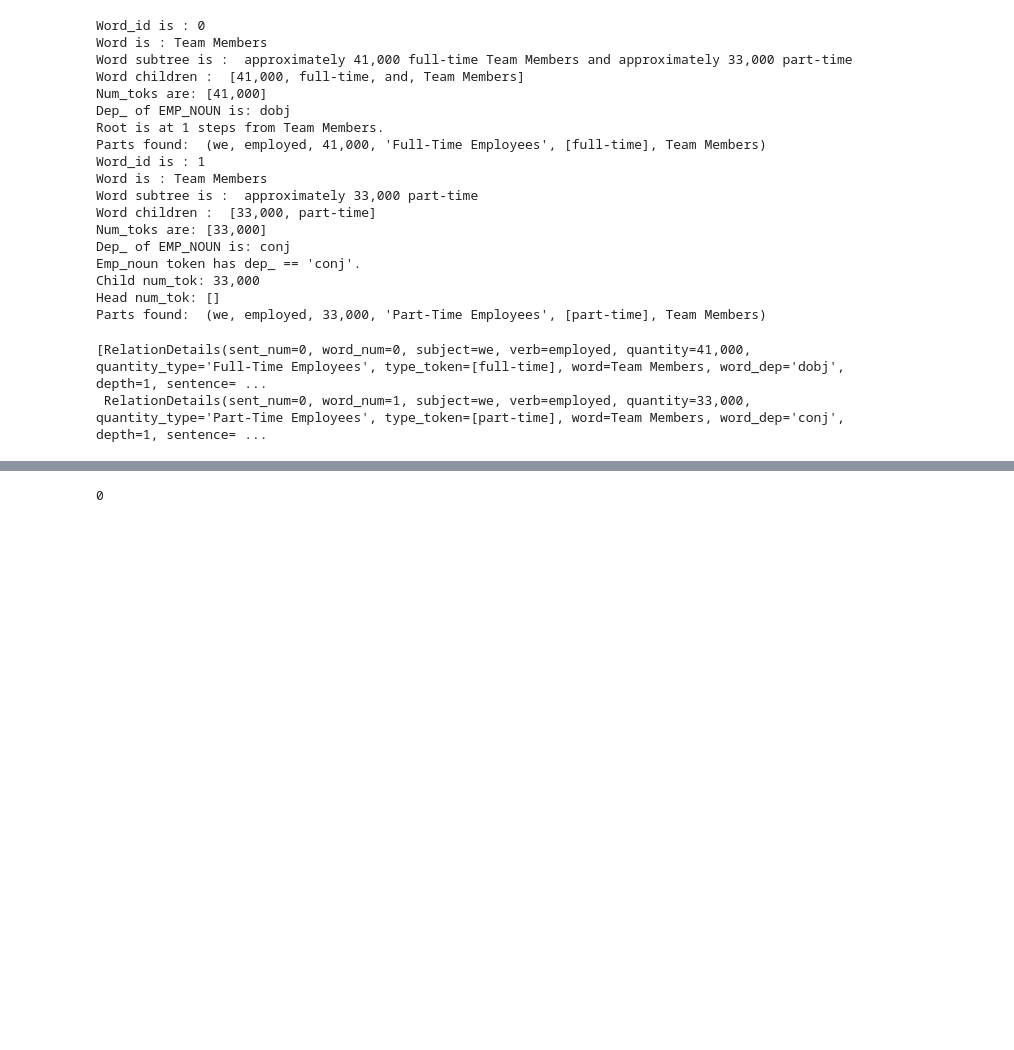
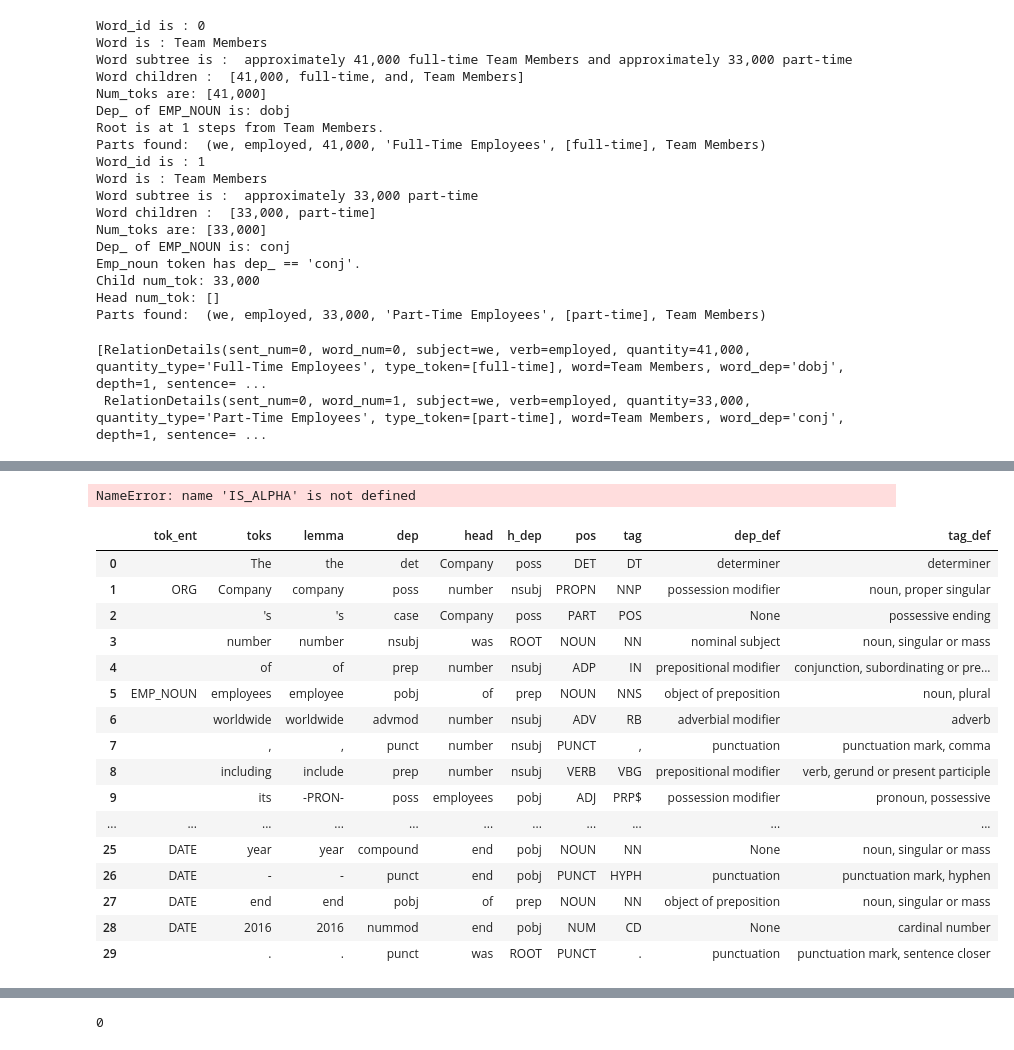
Before and after one commit to JarrodAJ/sec_employee_information_extraction, a Jupyter notebook: 4_Define_SpaCy_NER.ipynb, the cells around one changed output, grey strips where cells are left out. Cells and saved outputs as stored; diff of their text form; code cells hidden in the pictures; blank space fills up the shorter version.

```diff
--- a/4_Define_SpaCy_NER.ipynb
+++ b/4_Define_SpaCy_NER.ipynb
@@ -4913,6 +5082,22 @@ fn_list = [
 "The Company employed 4,482 persons on a full-time basis and 395 persons on a part-time basis at December 31, 2016.",
 "As of December 31, 2016, we had 428 employees (200 U.S. and 228 non-U.S.), the majority of whom are engaged in manufacturing operations, with the remainder primarily in sales, marketing and administrative functions.",
 "Retail stores employ a substantial number of part-time employees, and approximately 18,275 of the Company's employees were part-time at January 30, 2016.",
+"As of November 30, 2016 we had over 792 full-time employees.",
+"At December 31, 2016, we had approximately 960 employees, of whom approximately 500 were full-time, non-restaurant, corporate personnel.",
+"At December 30, 2016, we employed over 8,900 people.",
+"As of February 15, 2017, we had 2,254 employees, 1,157 of which were covered by a contract with Locals 304 and 1523 of the International Brotherhood of Electrical Workers that extends through June 30, 2018.",
+"The number of persons employed by the Company worldwide at December 31, 2016 was approximately 9,000.",
+"The Company's number of employees worldwide, including its corporate office employees and company-owned restaurant employees, was approximately 375,000 as of year-end 2016.",
+"As of December 31, 2016, ALLETE had 1,963 employees, of which 1,917 were full-time.",
+"As of December 31, 2016, the Company had 9,598 employees with 138 employed at MDU Resources Group, Inc., 1,030 at Montana-Dakota, 35 at Great Plains, 342 at Cascade, 236 at Intermountain, 342 at WBI Holdings, 3,099 at Knife River and 4,376 at MDU Construction Services.",
+"At December 31, 2016, and December 31, 2015 we had approximately 14,000 employees.",
+"At January 31, 2017, we employed approximately 1,800 full and part-time personnel none of which are represented by unions.",
+"During 2015, we employed approximately 72,500 employees on a full- or part-time basis.",
+" As of December 31, 2016, Eversource Energy employed a total of 7,762 employees, excluding temporary employees, of which 1,258 were employed by CL&P, 1,627 were employed by NSTAR Electric, 928 were employed by PSNH, and 297 were employed by WMECO.",
+"At December 31, 2016, we had 269,100 active, full-time equivalent team members.",
+"At December 31, 2016, the utility workforce consisted of 611 members of the Office and Professional Employees International Union (OPEIU) Local No. 11, AFL-CIO, and 497 non-union employees.",
+"The average number of persons employed worldwide by PPG during 2016 was about 47,000.",
+"Northern Trust employed approximately 17,100 full-time equivalent staff members as of December 31, 2016.",
 "With about 201,000 employees and 62 plants worldwide, our core business includes designing, manufacturing, marketing, and servicing a full line of Ford cars, trucks, and SUVs, as well as Lincoln luxury vehicles.",
 "Our policies are sold and serviced through a home service marketing distribution system of approximately 333 employee-agents who work on a route system and through over 286 funeral homes and independent agents to sell policies, collect premiums and service policyholders.",
 ]
@@ -4920,3 +5105,7 @@ fn1 = nlp(fn_list[0])
 fn2 = nlp(fn_list[1])
 fn3 = nlp(fn_list[2])
 fn4 = nlp(fn_list[3])
+fn5 = nlp(fn_list[4])
+fn6 = nlp(fn_list[5])
+fn7 = nlp(fn_list[6])
+fn12 = nlp(fn_list[11])
@@ -5044,0 +5295,24 @@ Parts found:  (we, employed, 33,000, 'Part-Time Employees', [part-time], Team Me
+# %%
+ex11_emp_tok.check_flag(IS_ALPHA)
+# %% [output]
+NameError: name 'IS_ALPHA' is not defined
+# %%
+print_df(make_tok_df(fn12))
+# %% [output]
+|  | tok_ent | toks | lemma | dep | head | h_dep | pos | tag | dep_def | tag_def |
+| 0 |  | The | the | det | Company | poss | DET | DT | determiner | determiner |
+| 1 | ORG | Company | company | poss | number | nsubj | PROPN | NNP | possession modifier | noun, proper singular |
+| 2 |  | 's | 's | case | Company | poss | PART | POS | None | possessive ending |
+| 3 |  | number | number | nsubj | was | ROOT | NOUN | NN | nominal subject | noun, singular or mass |
+| 4 |  | of | of | prep | number | nsubj | ADP | IN | prepositional modifier | conjunction, subordinating or pre... |
+| 5 | EMP_NOUN | employees | employee | pobj | of | prep | NOUN | NNS | object of preposition | noun, plural |
+| 6 |  | worldwide | worldwide | advmod | number | nsubj | ADV | RB | adverbial modifier | adverb |
+| 7 |  | , | , | punct | number | nsubj | PUNCT | , | punctuation | punctuation mark, comma |
+| 8 |  | including | include | prep | number | nsubj | VERB | VBG | prepositional modifier | verb, gerund or present participle |
+| 9 |  | its | -PRON- | poss | employees | pobj | ADJ | PRP$ | possession modifier | pronoun, possessive |
+| ... | ... | ... | ... | ... | ... | ... | ... | ... | ... | ... |
+| 25 | DATE | year | year | compound | end | pobj | NOUN | NN | None | noun, singular or mass |
+| 26 | DATE | - | - | punct | end | pobj | PUNCT | HYPH | punctuation | punctuation mark, hyphen |
+| 27 | DATE | end | end | pobj | of | prep | NOUN | NN | object of preposition | noun, singular or mass |
+| 28 | DATE | 2016 | 2016 | nummod | end | pobj | NUM | CD | None | cardinal number |
+| 29 |  | . | . | punct | was | ROOT | PUNCT | . | punctuation | punctuation mark, sentence closer |
```
Also changed, not shown: parts of 27 cells of this notebook.
